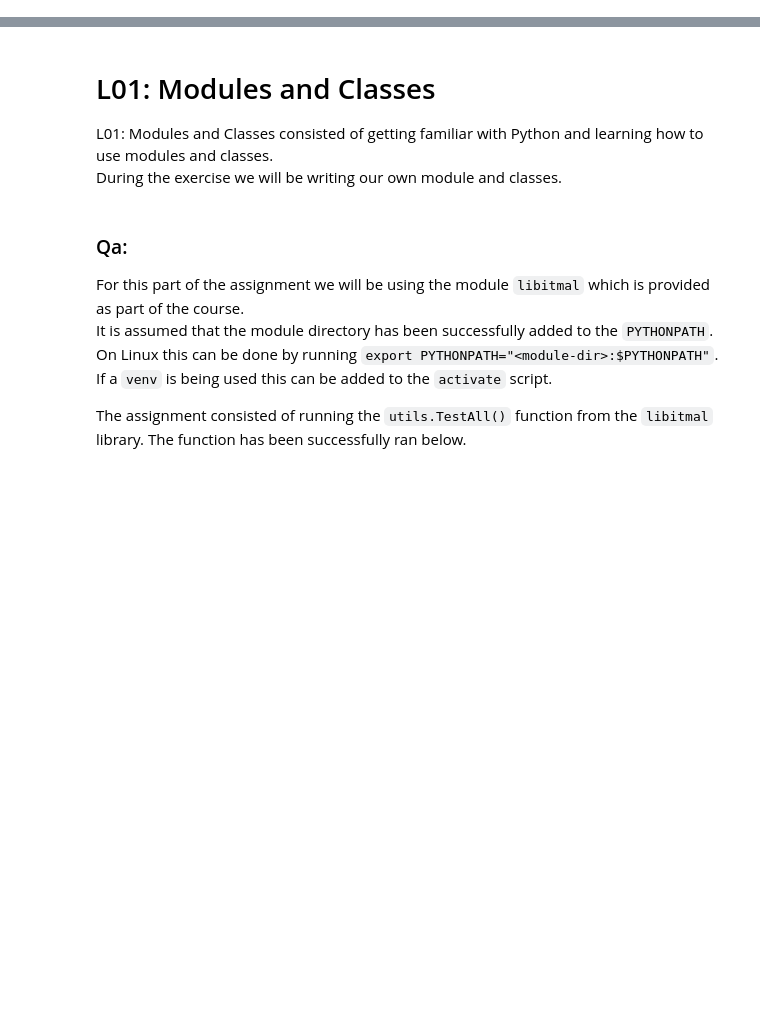
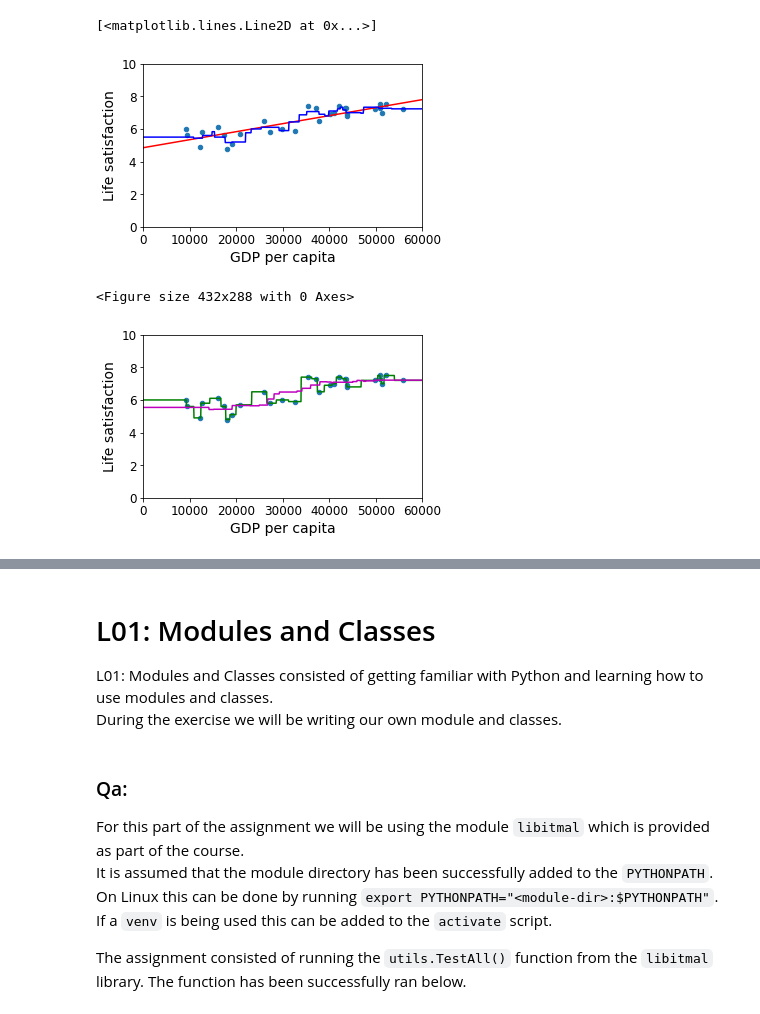
Before and after one commit to mortenhaahr/MAL, a Jupyter notebook: ASS01/ass01.ipynb, the cells around one changed output, grey strips where cells are left out. Drawn from its saved outputs; the diff is of its cells as text; code cells hidden in the pictures; blank space fills up the shorter version.

```diff
--- a/ASS01/ass01.ipynb
+++ b/ASS01/ass01.ipynb
@@ -4,0 +284,38 @@ Thomas
+# %%
+sample_data.plot(kind='scatter', x="GDP per capita", y='Life satisfaction', figsize=(5,3))
+plt.axis([0, 60000, 0, 10])
+
+# create an test matrix M, with the same dimensionality as X, and in the range [0;60000]
+# and a step size of your choice
+m=np.linspace(0, 60000, 1000)
+M=np.empty([m.shape[0],1])
+M[:,0]=m
+
+# from this test M data, predict the y values via the lin.reg. and k-nearest models
+y_pred_lin = model.predict(M)
+y_pred_knn = knn.predict(M)   # ASSUMING the variable name 'knn' of your KNeighborsRegressor
+
+# use plt.plot to plot x-y into the sample_data plot..
+plt.figure(1)
+plt.plot(m, y_pred_lin, "r")
+plt.plot(m, y_pred_knn, "b")
+
+# TODO: add your code here..
+plt.figure(2)
+sample_data.plot(kind='scatter', x="GDP per capita", y='Life satisfaction', figsize=(5,3))
+plt.axis([0, 60000, 0, 10])
+
+knn_low_neighbor = neighbors.KNeighborsRegressor(n_neighbors=1)
+knn_low_neighbor.fit(X, y)
+y_pred_knn_low_neighbor = knn_low_neighbor.predict(M)
+plt.plot(m, y_pred_knn_low_neighbor, "g")
+
+knn_high_neighbor = neighbors.KNeighborsRegressor(n_neighbors=7)
+knn_high_neighbor.fit(X, y)
+y_pred_knn_high_neighbor = knn_high_neighbor.predict(M)
+plt.plot(m, y_pred_knn_high_neighbor, "m")
+# %% [output]
+[<matplotlib.lines.Line2D at 0x...>]
+[figure, added]
+<Figure size 432x288 with 0 Axes>
+[figure, added]
```
Also changed, not shown: parts of 33 cells of this notebook.
